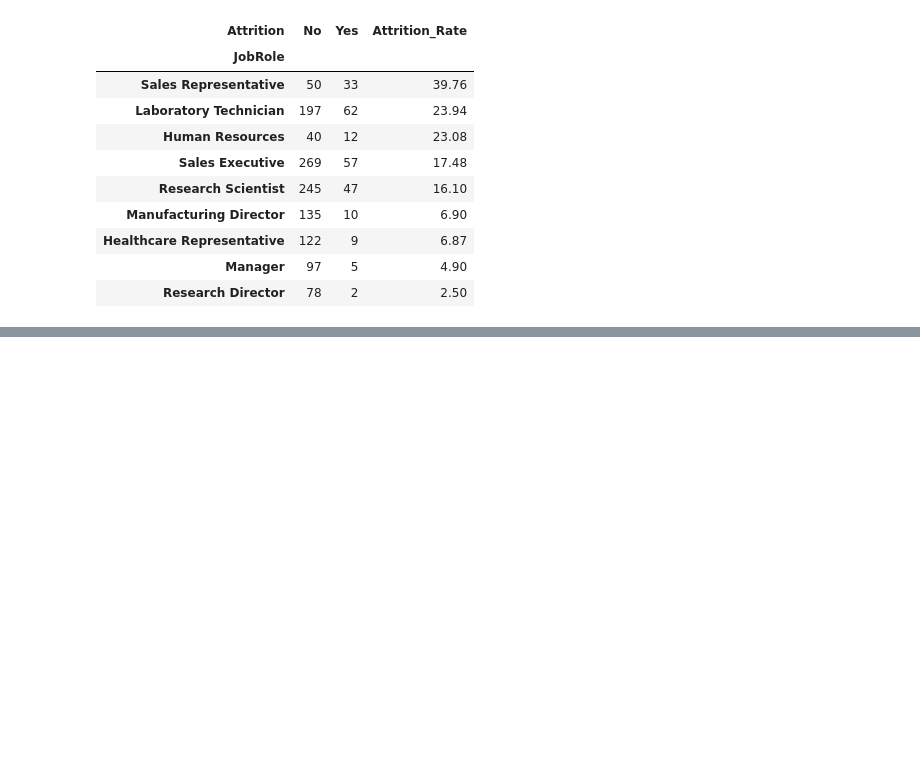
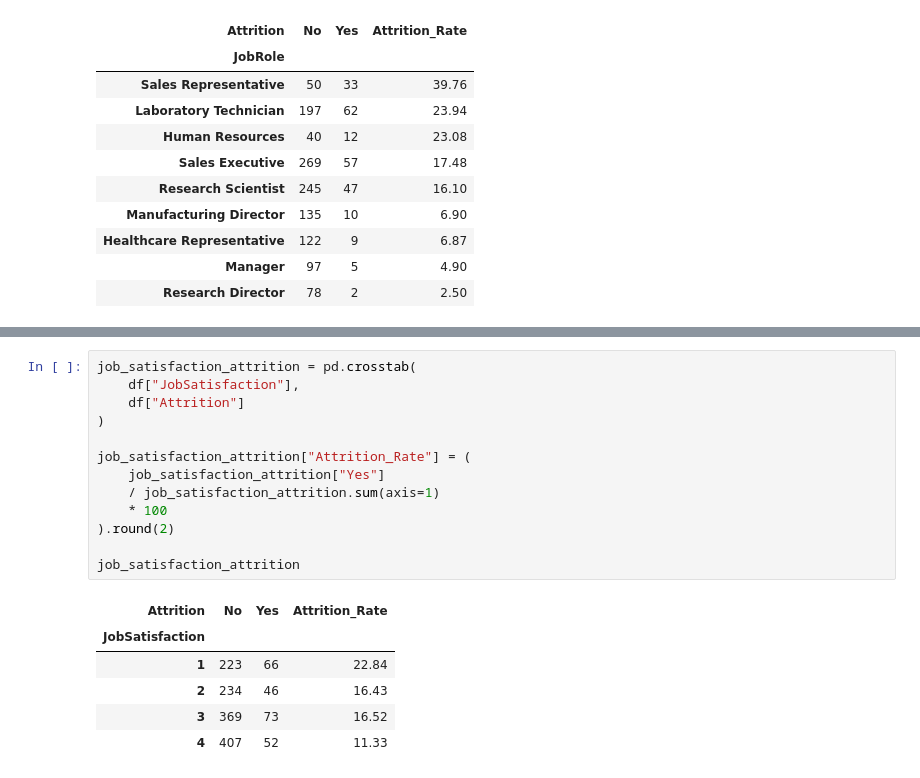
Before and after one commit to Vishv18/HR-Analytics-System, a Jupyter notebook: notebooks/01_ml_model.ipynb, the cells around one changed output, grey strips where cells are left out. Saved outputs shown, nothing was run; the diff lists cells and outputs as text; blank space fills up the shorter version.

```diff
--- a/notebooks/01_ml_model.ipynb
+++ b/notebooks/01_ml_model.ipynb
@@ -1063,0 +1082,20 @@ jobrole_attrition.sort_values(
+# %%
+job_satisfaction_attrition = pd.crosstab(
+    df["JobSatisfaction"],
+    df["Attrition"]
+)
+
+job_satisfaction_attrition["Attrition_Rate"] = (
+    job_satisfaction_attrition["Yes"]
+    / job_satisfaction_attrition.sum(axis=1)
+    * 100
+).round(2)
+
+job_satisfaction_attrition
+# %% [output]
+| Attrition | No | Yes | Attrition_Rate |
+| JobSatisfaction |  |  |  |
+| 1 | 223 | 66 | 22.84 |
+| 2 | 234 | 46 | 16.43 |
+| 3 | 369 | 73 | 16.52 |
+| 4 | 407 | 52 | 11.33 |
```
Also changed, not shown: parts of 1 cell of this notebook, 1 other file.
